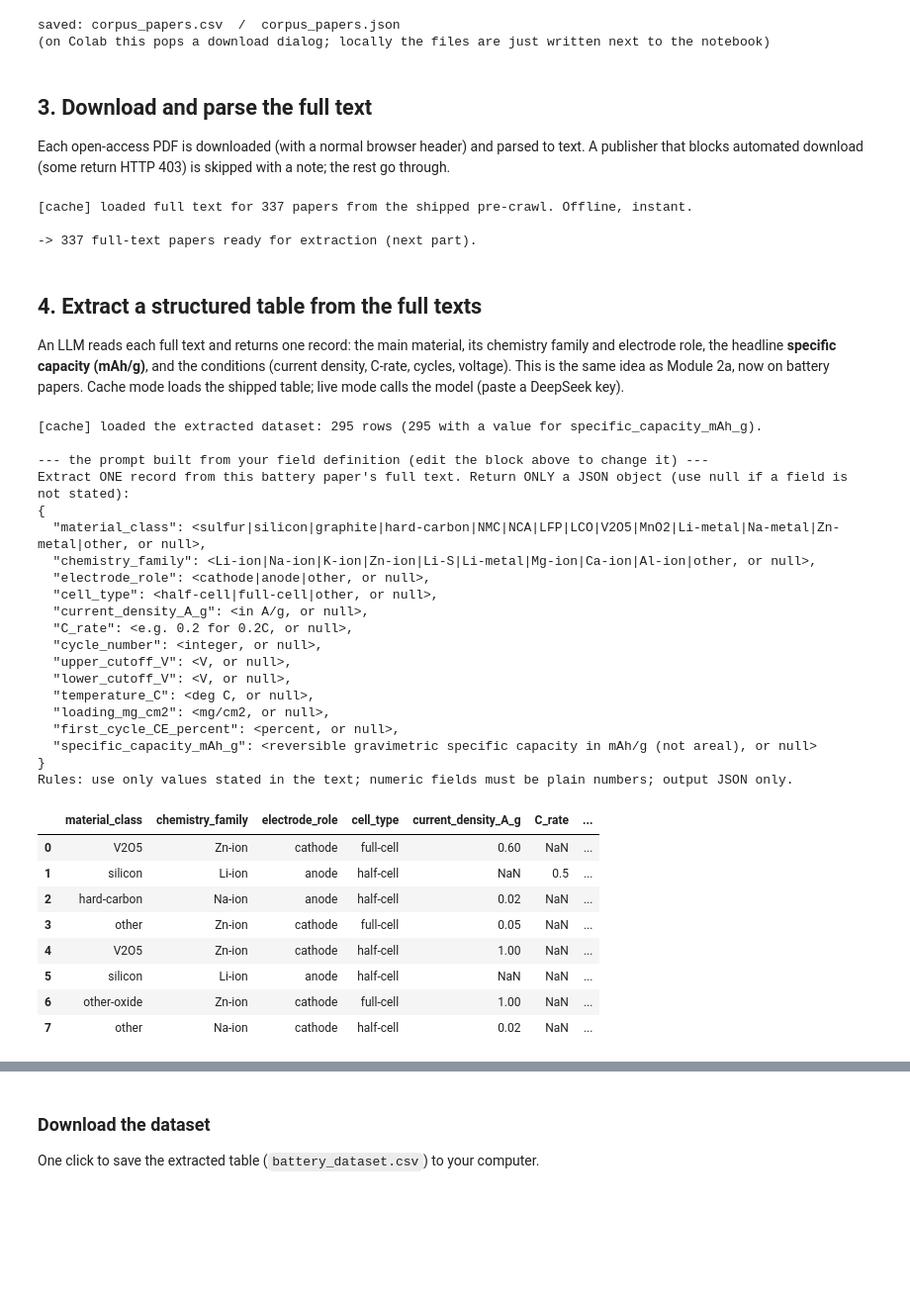
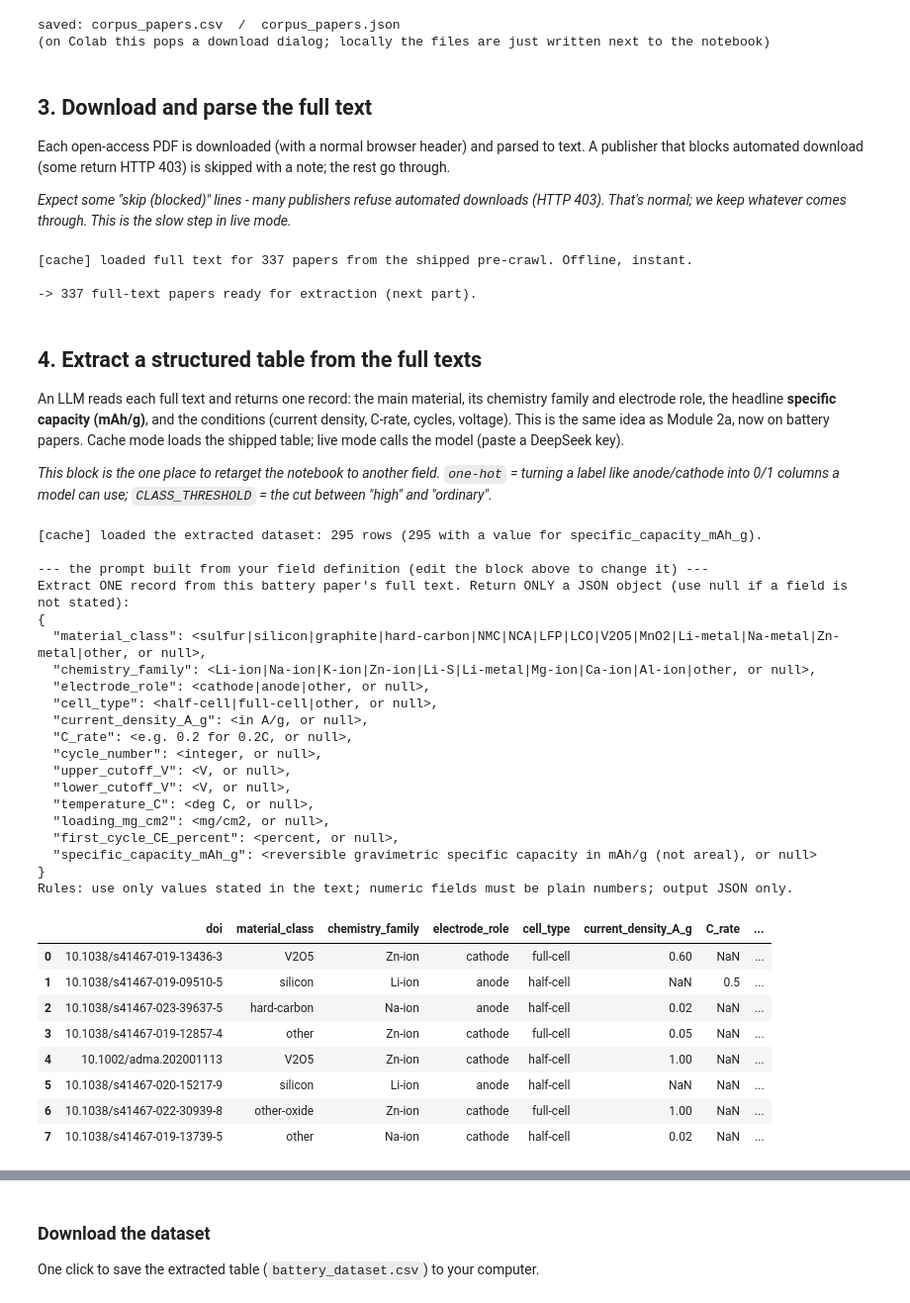
Before and after one commit to ruiding-uchicago/NRT_Training_Materials, a Jupyter notebook: module_2c_literature_to_dataset/Module2c_Literature_to_Dataset.ipynb, the cells around one changed output, grey strips where cells are left out. Shown at 99% size. Drawn from its saved outputs; the diff is of its cells as text; code cells hidden in the pictures; blank space fills up the shorter version.

```diff
--- a/module_2c_literature_to_dataset/Module2c_Literature_to_Dataset.ipynb
+++ b/module_2c_literature_to_dataset/Module2c_Literature_to_Dataset.ipynb
@@ -175,6 +184,8 @@ saved: corpus_papers.csv  /  corpus_papers.json
 ## 3. Download and parse the full text
 
 Each open-access PDF is downloaded (with a normal browser header) and parsed to text. A publisher that blocks automated download (some return HTTP 403) is skipped with a note; the rest go through.
+
+*Expect some "skip (blocked)" lines - many publishers refuse automated downloads (HTTP 403). That's normal; we keep whatever comes through. This is the slow step in live mode.*
 # %%
 import gzip, json, os
 N_FULLTEXT = 20   # LIVE only: how many PDFs to download+parse (the slow step). Cache mode loads all pre-crawled.
@@ -207,12 +218,15 @@ print(f"\n-> {len(texts)} full-text papers ready for extraction (next part).")
 ## 4. Extract a structured table from the full texts
 
 An LLM reads each full text and returns one record: the main material, its chemistry family and electrode role, the headline **specific capacity (mAh/g)**, and the conditions (current density, C-rate, cycles, voltage). This is the same idea as Module 2a, now on battery papers. Cache mode loads the shipped table; live mode calls the model (paste a DeepSeek key).
+
+*This block is the one place to retarget the notebook to another field. `one-hot` = turning a label like anode/cathode into 0/1 columns a model can use; `CLASS_THRESHOLD` = the cut between "high" and "ordinary".*
 # %%
 import pandas as pd, os, json
 DEEPSEEK_KEY = ""   # LIVE only: paste sk-... (DeepSeek). Cache mode needs no key.
 
 # ============================  EDIT HERE (2 of 2): what to extract & model  ============================
 # One definition drives BOTH the extraction prompt AND the model, so they can never fall out of sync.
+# Change these lines to point the WHOLE notebook at your field. Nothing below needs editing.
 DOMAIN      = "battery"                       # the kind of paper (used in the prompt)
 TARGET      = "specific_capacity_mAh_g"       # the ONE numeric column to predict (goes LAST in the table)
 CATEGORICAL = ["material_class", "chemistry_family", "electrode_role", "cell_type"]  # -> one-hot in the model
@@ -231,6 +245,7 @@ HINTS = {   # a short hint per field to guide the LLM (allowed values / units)
 CLASS_THRESHOLD = 500   # classification: TARGET above this = "high", else "conventional"
 # =======================================================================================================
 
+assert TARGET not in CATEGORICAL + NUMERIC, 'TARGET must not also be listed as a feature'
 COLS = CATEGORICAL + NUMERIC + [TARGET]        # target LAST -> the CSV drops straight into Module 1d
 def build_prompt():
     fields = ",\n".join(f'  "{f}": <{HINTS.get(f, "value")}, or null>' for f in COLS)
@@ -256,40 +271,42 @@ else:
             return json.loads(r.json()["choices"][0]["message"]["content"])
         except Exception: return {}
     with ThreadPoolExecutor(max_workers=8) as ex:
         rows=list(ex.map(extract_one, texts))
-    data=pd.DataFrame(rows).reindex(columns=COLS)
+    data=pd.DataFrame(rows)
+    data.insert(0,'doi',[t.get('doi','') for t in texts][:len(data)])
+    data=data.reindex(columns=['doi']+COLS)
     print(f"extracted {len(data)} rows ({data[TARGET].notna().sum()} with a value for {TARGET}).")
 
 print("\n--- the prompt built from your field definition (edit the block above to change it) ---")
 print(PROMPT)
 data.head(8)
 # %% [output]
 [cache] loaded the extracted dataset: 295 rows (295 with a value for specific_capacity_mAh_g).
 
 --- the prompt built from your field definition (edit the block above to change it) ---
 Extract ONE record from this battery paper's full text. Return ONLY a JSON object (use null if a field is not stated):
 {
   "material_class": <sulfur|silicon|graphite|hard-carbon|NMC|NCA|LFP|LCO|V2O5|MnO2|Li-metal|Na-metal|Zn-metal|other, or null>,
   "chemistry_family": <Li-ion|Na-ion|K-ion|Zn-ion|Li-S|Li-metal|Mg-ion|Ca-ion|Al-ion|other, or null>,
   "electrode_role": <cathode|anode|other, or null>,
   "cell_type": <half-cell|full-cell|other, or null>,
   "current_density_A_g": <in A/g, or null>,
   "C_rate": <e.g. 0.2 for 0.2C, or null>,
   "cycle_number": <integer, or null>,
   "upper_cutoff_V": <V, or null>,
   "lower_cutoff_V": <V, or null>,
   "temperature_C": <deg C, or null>,
   "loading_mg_cm2": <mg/cm2, or null>,
   "first_cycle_CE_percent": <percent, or null>,
   "specific_capacity_mAh_g": <reversible gravimetric specific capacity in mAh/g (not areal), or null>
 }
 Rules: use only values stated in the text; numeric fields must be plain numbers; output JSON only.
-|  | material_class | chemistry_family | electrode_role | cell_type | current_density_A_g | C_rate | ... |
-| 0 | V2O5 | Zn-ion | cathode | full-cell | 0.60 | NaN | ... |
-| 1 | silicon | Li-ion | anode | half-cell | NaN | 0.5 | ... |
-| 2 | hard-carbon | Na-ion | anode | half-cell | 0.02 | NaN | ... |
-| 3 | other | Zn-ion | cathode | full-cell | 0.05 | NaN | ... |
-| 4 | V2O5 | Zn-ion | cathode | half-cell | 1.00 | NaN | ... |
-| 5 | silicon | Li-ion | anode | half-cell | NaN | NaN | ... |
-| 6 | other-oxide | Zn-ion | cathode | full-cell | 1.00 | NaN | ... |
-| 7 | other | Na-ion | cathode | half-cell | 0.02 | NaN | ... |
+|  | doi | material_class | chemistry_family | electrode_role | cell_type | current_density_A_g | C_rate | ... |
+| 0 | 10.1038/s41467-019-13436-3 | V2O5 | Zn-ion | cathode | full-cell | 0.60 | NaN | ... |
+| 1 | 10.1038/s41467-019-09510-5 | silicon | Li-ion | anode | half-cell | NaN | 0.5 | ... |
+| 2 | 10.1038/s41467-023-39637-5 | hard-carbon | Na-ion | anode | half-cell | 0.02 | NaN | ... |
+| 3 | 10.1038/s41467-019-12857-4 | other | Zn-ion | cathode | full-cell | 0.05 | NaN | ... |
+| 4 | 10.1002/adma.202001113 | V2O5 | Zn-ion | cathode | half-cell | 1.00 | NaN | ... |
+| 5 | 10.1038/s41467-020-15217-9 | silicon | Li-ion | anode | half-cell | NaN | NaN | ... |
+| 6 | 10.1038/s41467-022-30939-8 | other-oxide | Zn-ion | cathode | full-cell | 1.00 | NaN | ... |
+| 7 | 10.1038/s41467-019-13739-5 | other | Na-ion | cathode | half-cell | 0.02 | NaN | ... |
```
Also changed, not shown: parts of 11 cells of this notebook, 3 other files.
